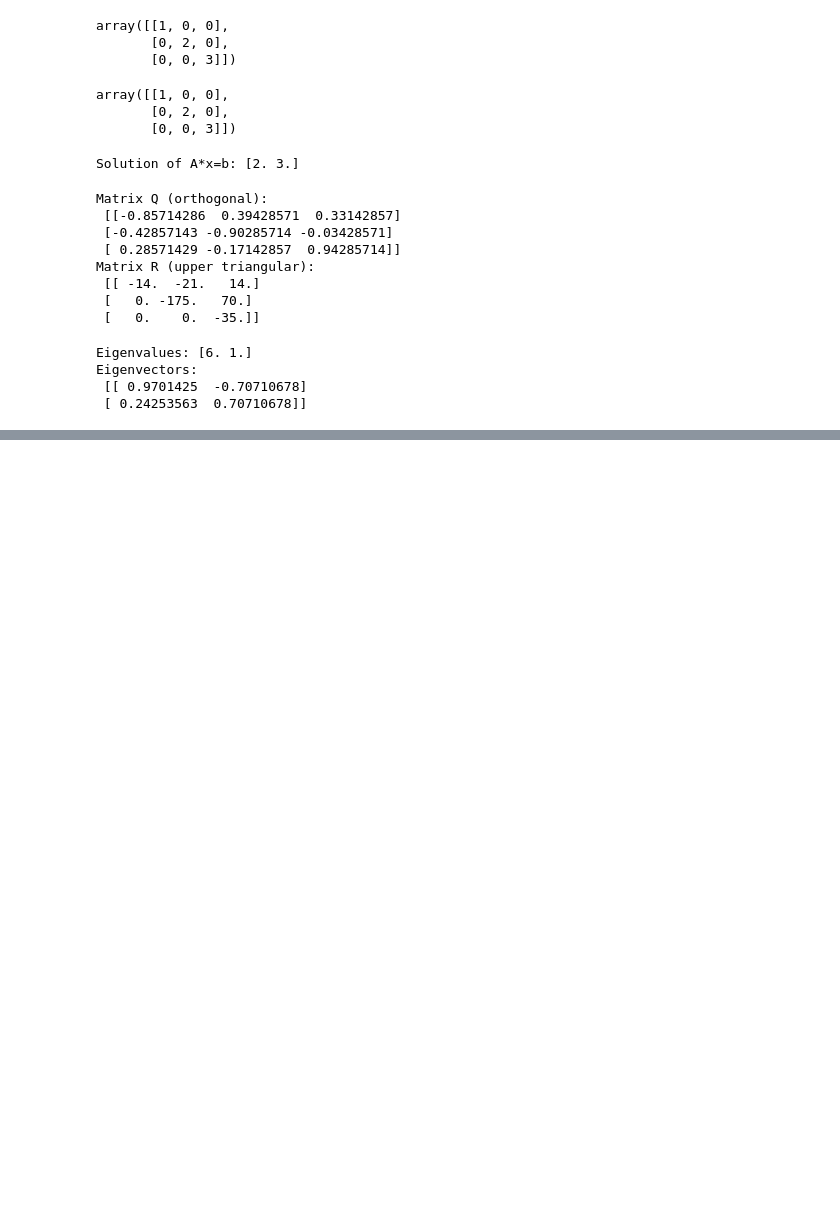
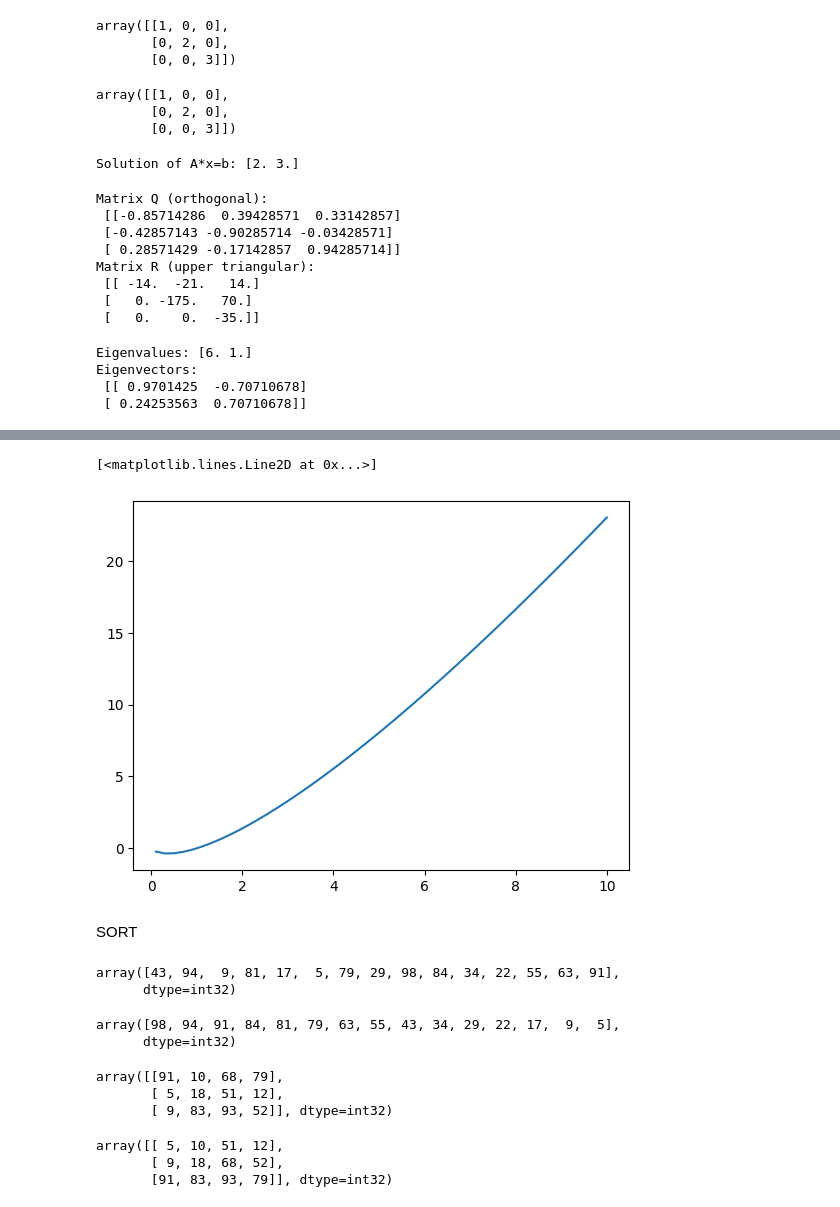
Before and after one commit to ayeshasaddiqa123/PYTHON, a Jupyter notebook: PYTHON_LIBRARIES/numpy.ipynb, the cells around one changed output, grey strips where cells are left out. Cells and saved outputs as stored; diff of their text form; code cells hidden in the pictures; blank space fills up the shorter version.

```diff
--- a/PYTHON_LIBRARIES/numpy.ipynb
+++ b/PYTHON_LIBRARIES/numpy.ipynb
@@ -494,0 +951,32 @@ Eigenvectors:
+# %%
+# y = x*np.log(x) y= xlogx
+plt.plot(x,y)
+# %% [output]
+[<matplotlib.lines.Line2D at 0x...>]
+[figure, added]
+# %% [markdown]
+SORT
+# %%
+a = np.random.randint(1,100,15)
+a
+# %% [output]
+array([43, 94,  9, 81, 17,  5, 79, 29, 98, 84, 34, 22, 55, 63, 91],
+      dtype=int32)
+# %%
+np.sort(a)[::-1]
+# %% [output]
+array([98, 94, 91, 84, 81, 79, 63, 55, 43, 34, 29, 22, 17,  9,  5],
+      dtype=int32)
+# %%
+b = np.random.randint(1,100,12).reshape(3,4)
+b
+# %% [output]
+array([[91, 10, 68, 79],
+       [ 5, 18, 51, 12],
+       [ 9, 83, 93, 52]], dtype=int32)
+# %%
+np.sort(b,axis = 0 ,kind = 'mergesort' )
+# %% [output]
+array([[ 5, 10, 51, 12],
+       [ 9, 18, 68, 52],
+       [91, 83, 93, 79]], dtype=int32)
```
Also changed, not shown: parts of 129 cells of this notebook, 39 other files.
